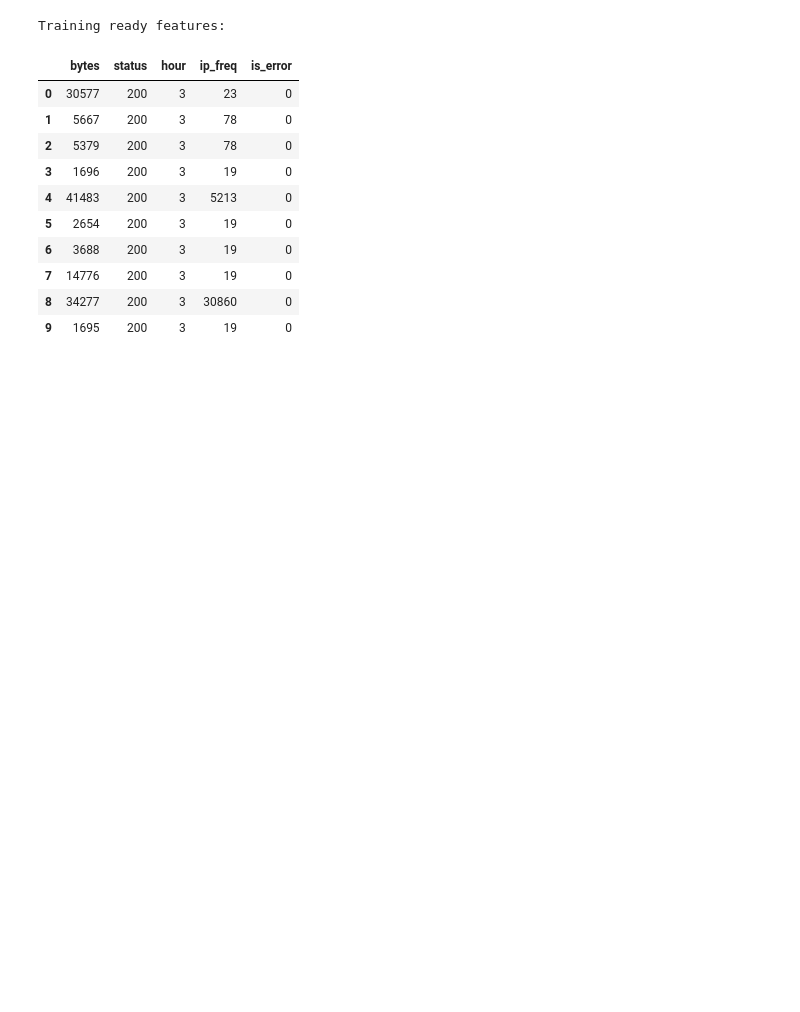
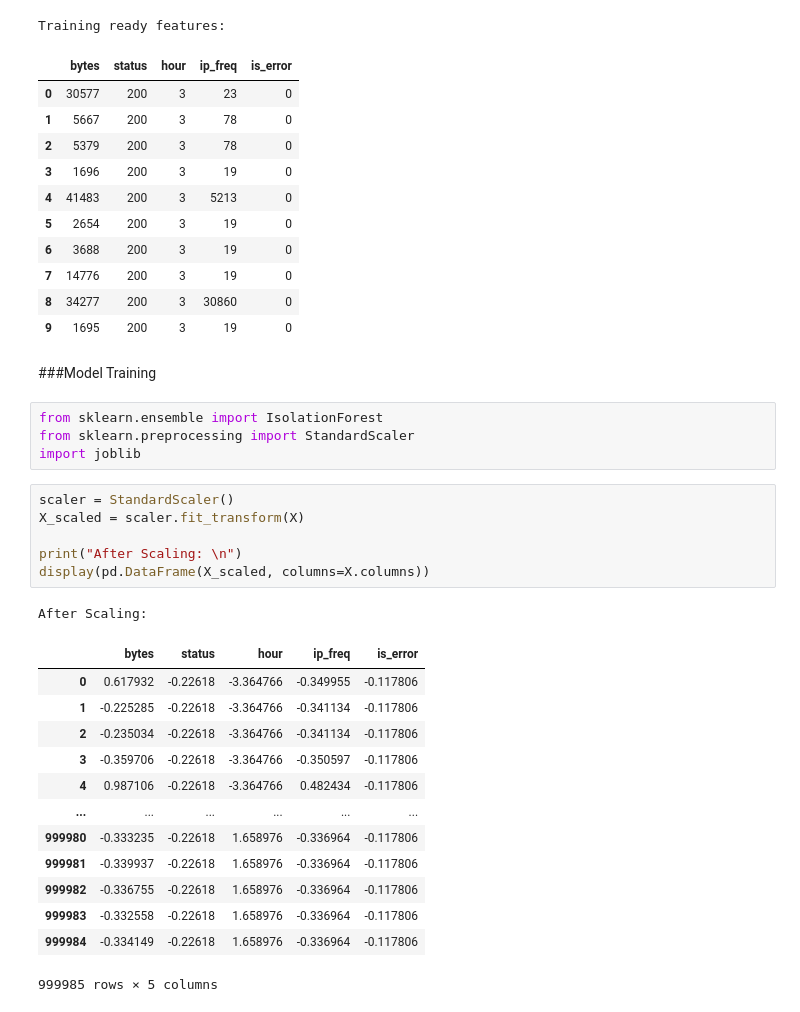
Before and after one commit to RansiluRanasinghe/Aegis-SRE, a Jupyter notebook: NoteBook/Aegis_SRE_Anomaly_Detection_Model.ipynb, the cells around one changed output. Drawn from its saved outputs; the diff is of its cells as text; blank space fills up the shorter version.

Commit message:
feat: Scaled the features

```diff
--- a/NoteBook/Aegis_SRE_Anomaly_Detection_Model.ipynb
+++ b/NoteBook/Aegis_SRE_Anomaly_Detection_Model.ipynb
@@ -139,3 +139,30 @@ Training ready features:
 | 7 | 14776 | 200 | 3 | 19 | 0 |
 | 8 | 34277 | 200 | 3 | 30860 | 0 |
 | 9 | 1695 | 200 | 3 | 19 | 0 |
+# %% [markdown]
+###Model Training
+# %%
+from sklearn.ensemble import IsolationForest
+from sklearn.preprocessing import StandardScaler
+import joblib
+# %%
+scaler = StandardScaler()
+X_scaled = scaler.fit_transform(X)
+
+print("After Scaling: \n")
+display(pd.DataFrame(X_scaled, columns=X.columns))
+# %% [output]
+After Scaling:
+|  | bytes | status | hour | ip_freq | is_error |
+| 0 | 0.617932 | -0.22618 | -3.364766 | -0.349955 | -0.117806 |
+| 1 | -0.225285 | -0.22618 | -3.364766 | -0.341134 | -0.117806 |
+| 2 | -0.235034 | -0.22618 | -3.364766 | -0.341134 | -0.117806 |
+| 3 | -0.359706 | -0.22618 | -3.364766 | -0.350597 | -0.117806 |
+| 4 | 0.987106 | -0.22618 | -3.364766 | 0.482434 | -0.117806 |
+| ... | ... | ... | ... | ... | ... |
+| 999980 | -0.333235 | -0.22618 | 1.658976 | -0.336964 | -0.117806 |
+| 999981 | -0.339937 | -0.22618 | 1.658976 | -0.336964 | -0.117806 |
+| 999982 | -0.336755 | -0.22618 | 1.658976 | -0.336964 | -0.117806 |
+| 999983 | -0.332558 | -0.22618 | 1.658976 | -0.336964 | -0.117806 |
+| 999984 | -0.334149 | -0.22618 | 1.658976 | -0.336964 | -0.117806 |
+999985 rows × 5 columns
```
